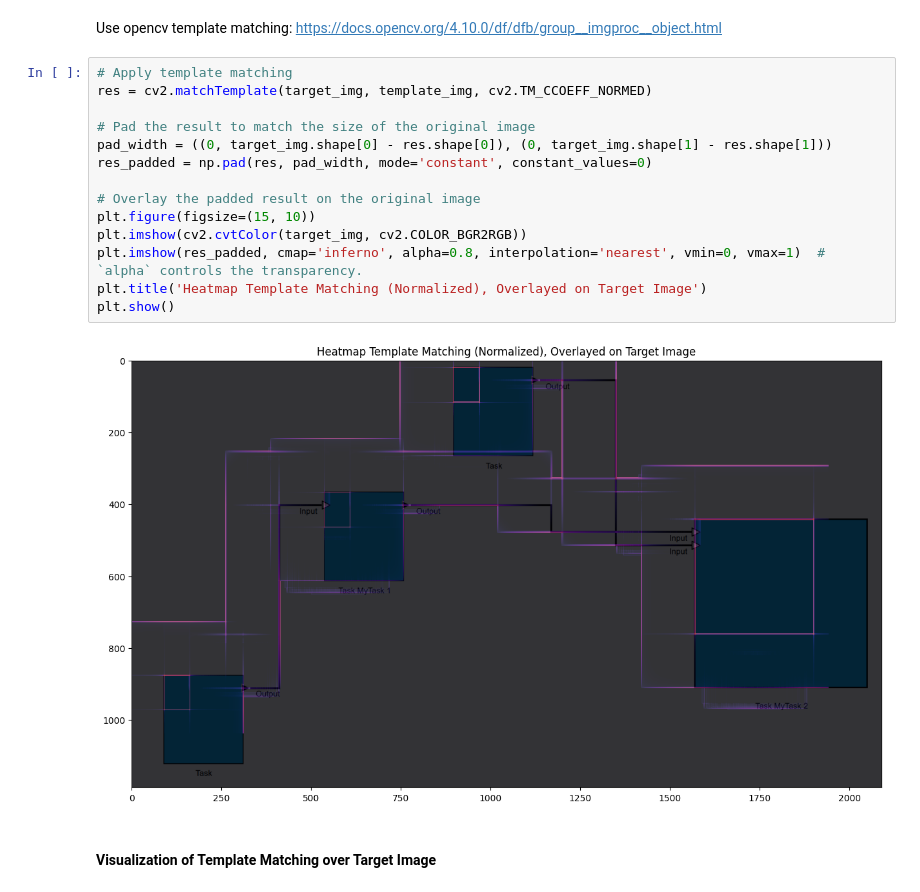
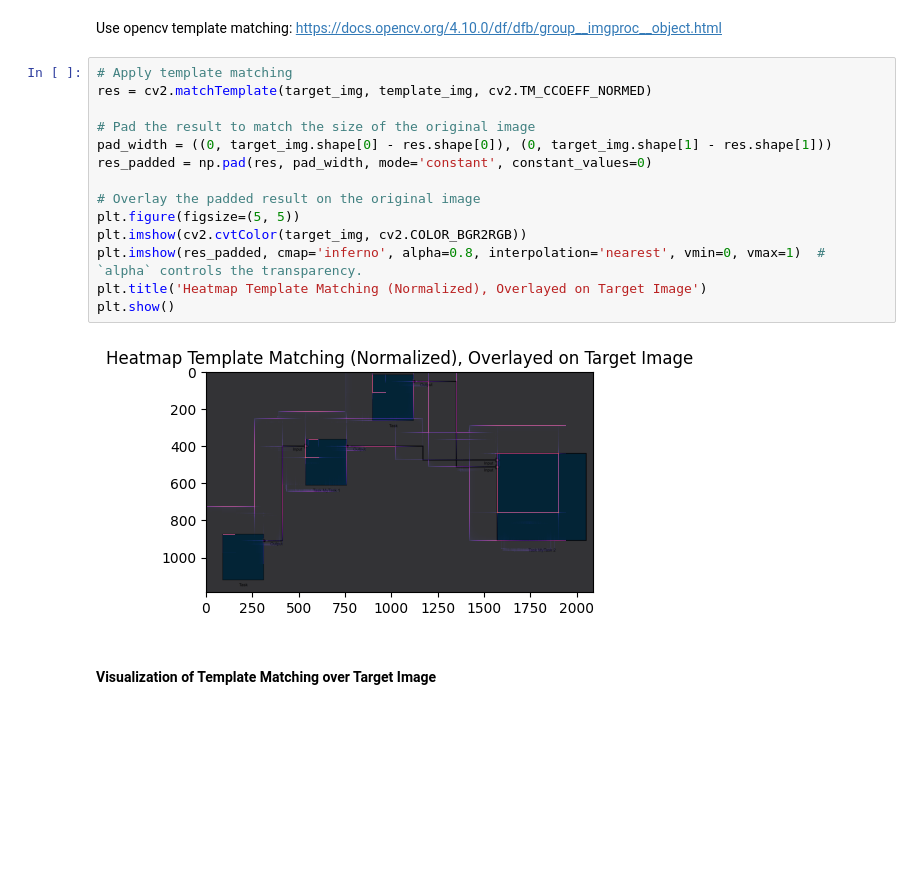
Before and after one commit to franzbanz/computervision, a Jupyter notebook: scalable_vertex_detection_functions.ipynb, the cells around one changed output. Drawn from its saved outputs; the diff is of its cells as text; blank space fills up the shorter version.

```diff
--- a/scalable_vertex_detection_functions.ipynb
+++ b/scalable_vertex_detection_functions.ipynb
@@ -69,19 +69,19 @@ Use opencv template matching: https://docs.opencv.org/4.10.0/df/dfb/group__imgpr
 # %%
 # Apply template matching
 res = cv2.matchTemplate(target_img, template_img, cv2.TM_CCOEFF_NORMED)
 
 # Pad the result to match the size of the original image
 pad_width = ((0, target_img.shape[0] - res.shape[0]), (0, target_img.shape[1] - res.shape[1]))
 res_padded = np.pad(res, pad_width, mode='constant', constant_values=0)
 
 # Overlay the padded result on the original image
-plt.figure(figsize=(15, 10))
+plt.figure(figsize=(5, 5))
 plt.imshow(cv2.cvtColor(target_img, cv2.COLOR_BGR2RGB))
 plt.imshow(res_padded, cmap='inferno', alpha=0.8, interpolation='nearest', vmin=0, vmax=1)  # `alpha` controls the transparency.
 plt.title('Heatmap Template Matching (Normalized), Overlayed on Target Image')
 plt.show()
 # %% [output]
-[figure, old version]
+[figure, new version]
 # %% [markdown]
 #### Visualization of Template Matching over Target Image
 # %% [markdown]
```
Also changed, not shown: parts of 13 cells of this notebook, 20 other files.
